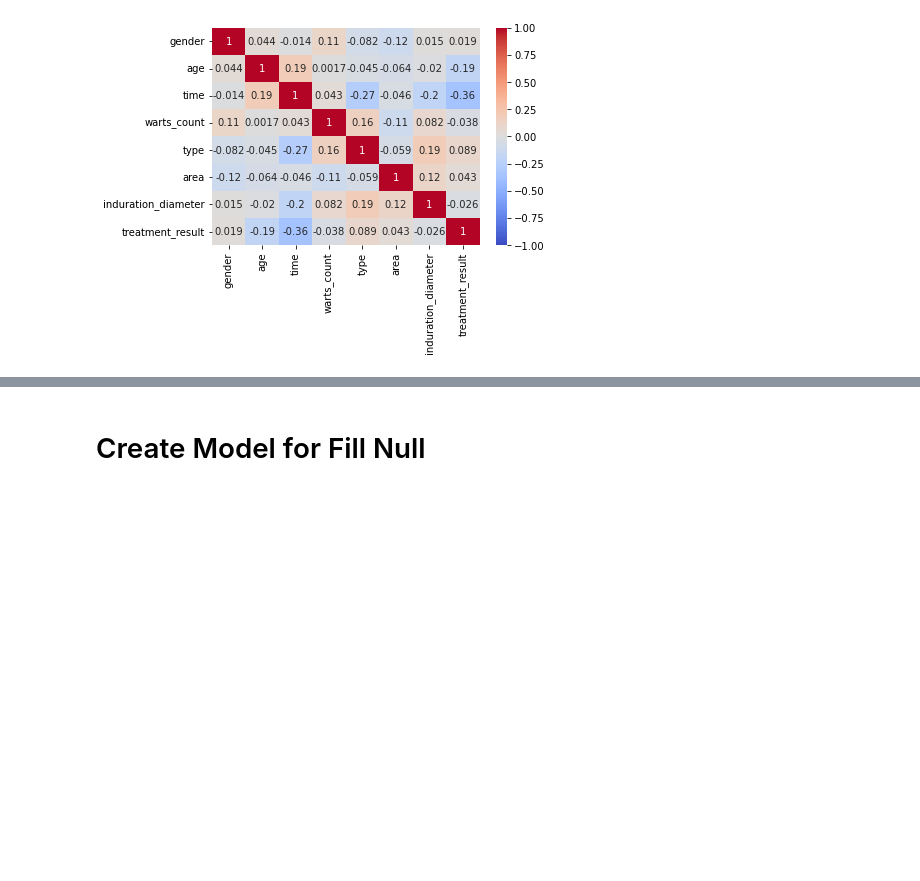
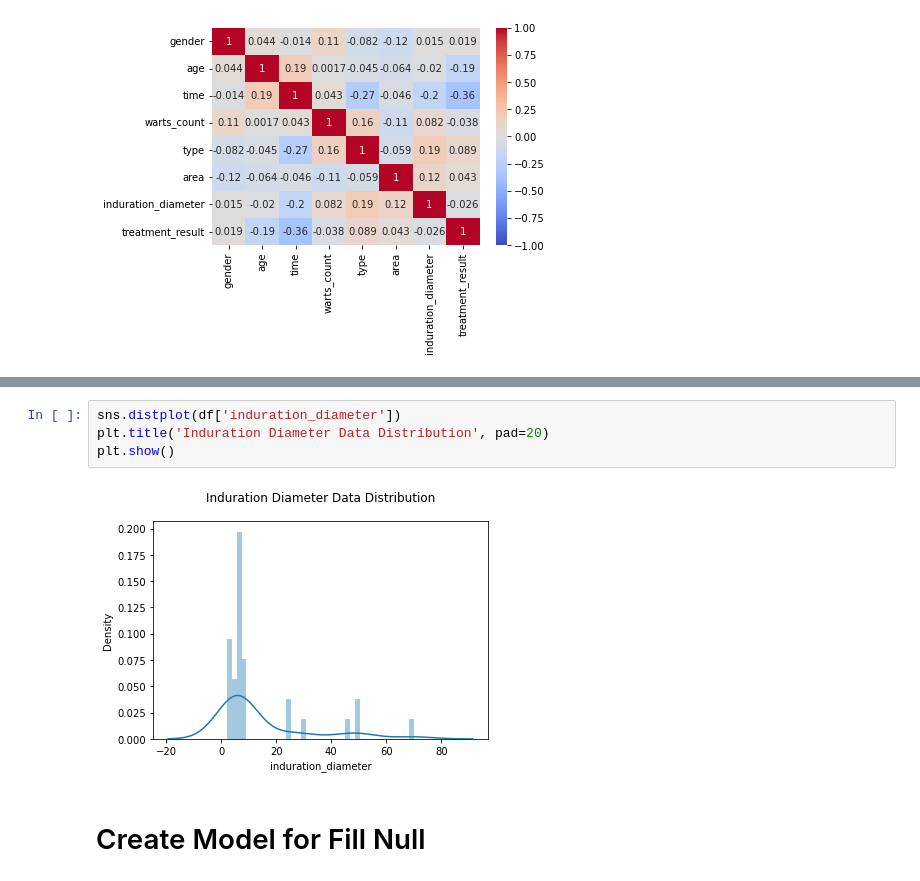
Before and after one commit to mjohantito/DataMining_APLProject, a Jupyter notebook: ManuelJohanTito_ALP_0706022010024.ipynb, the cells around one changed output, grey strips where cells are left out. Saved outputs shown, nothing was run; the diff lists cells and outputs as text; blank space fills up the shorter version.

```diff
--- a/ManuelJohanTito_ALP_0706022010024.ipynb
+++ b/ManuelJohanTito_ALP_0706022010024.ipynb
@@ -100,3 +108,9 @@ sns.heatmap(df.corr(), cmap="coolwarm", vmin=-1, vmax=1, annot=True)
+# %%
+sns.distplot(df['induration_diameter'])
+plt.title('Induration Diameter Data Distribution', pad=20)
+plt.show()
+# %% [output]
+[figure, added]
 # %% [markdown]
 # Create Model for Fill Null
 # %% [markdown]
```
Also changed, not shown: parts of 89 cells of this notebook.
